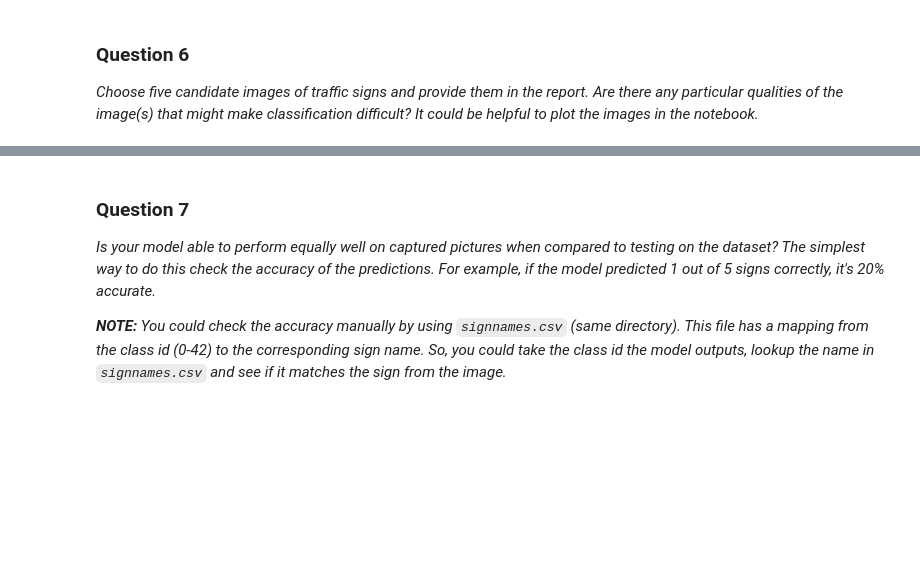
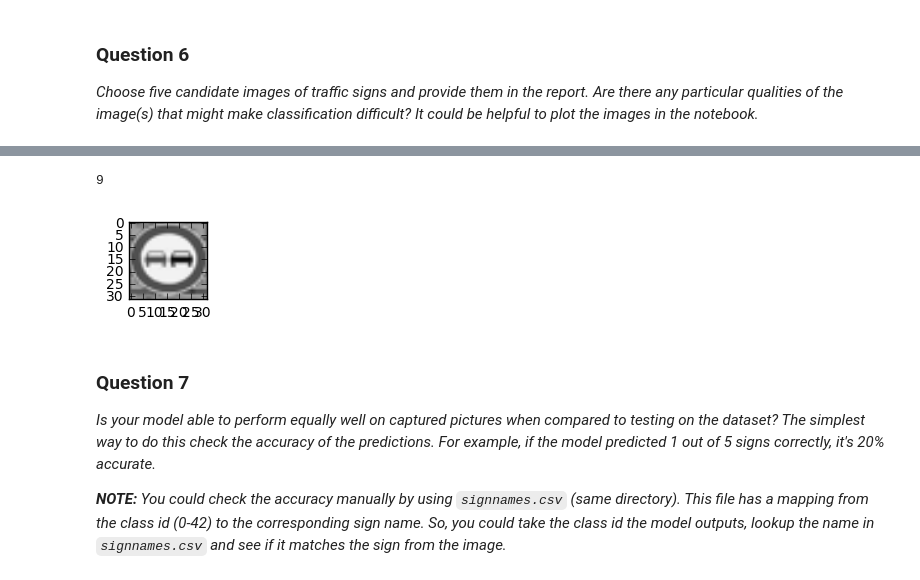
Before and after one commit to jkocsis3/Identify-Traffic-Signs, a Jupyter notebook: Traffic_Sign_Classifier.ipynb, the cells around one changed output, grey strips where cells are left out. Cells and saved outputs as stored; diff of their text form; code cells hidden in the pictures; blank space fills up the shorter version.

```diff
--- a/Traffic_Sign_Classifier.ipynb
+++ b/Traffic_Sign_Classifier.ipynb
@@ -356,3 +479,13 @@ _Choose five candidate images of traffic signs and provide them in the report. A
+# %%
+index = 0
+
+image=mySignsGray[index].squeeze()
+plt.figure(figsize=(1,1))
+plt.imshow(image, cmap='gray')
+print(mySignsLabels[index])
+# %% [output]
+9
+[figure, added]
 # %% [markdown]
 ### Question 7
 
```
Also changed, not shown: parts of 37 cells of this notebook, 14 other files.
